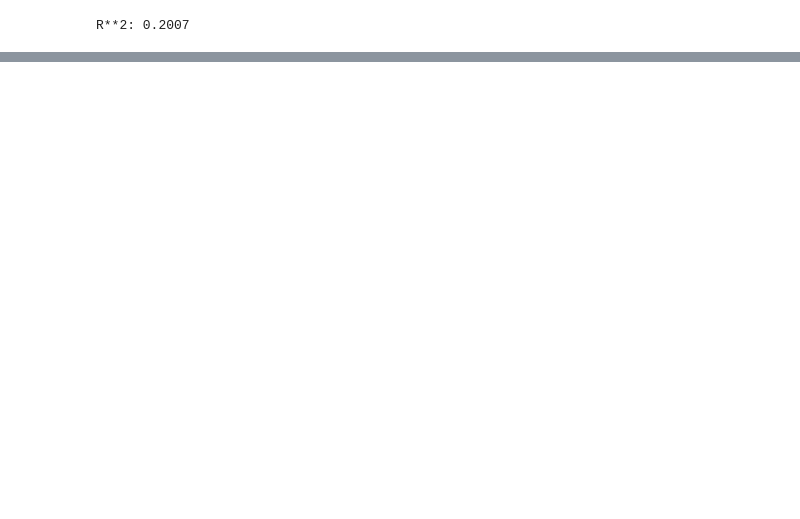
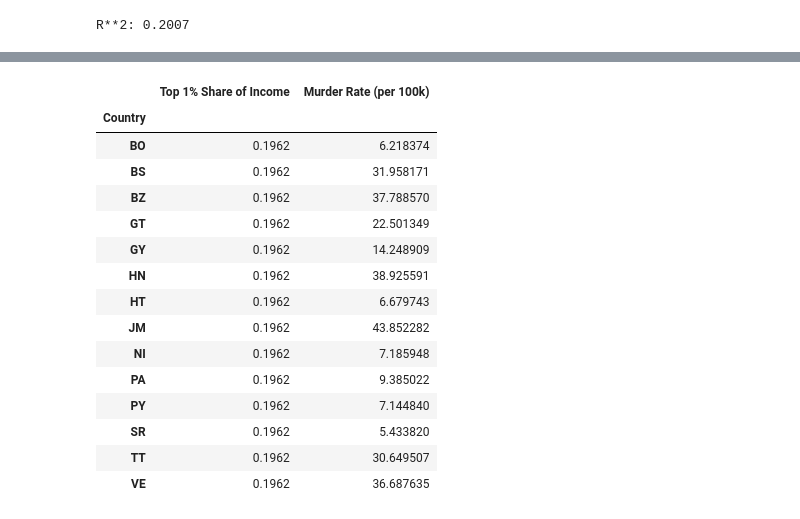
Before and after one commit to aodin/income_inequality_v_murder_rate, a Jupyter notebook: income_inequality_v_murder_rate.ipynb, the cells around one changed output, grey strips where cells are left out. Saved outputs shown, nothing was run; the diff lists cells and outputs as text; code cells hidden in the pictures; blank space fills up the shorter version.

```diff
--- a/income_inequality_v_murder_rate.ipynb
+++ b/income_inequality_v_murder_rate.ipynb
@@ -167,0 +174,20 @@ plt.show()
+# %%
+# The inequality data has a number of data points that all equal 0.1962
+combined[combined["Top 1% Share of Income"] == 0.1962]
+# %% [output]
+|  | Top 1% Share of Income | Murder Rate (per 100k) |
+| Country |  |  |
+| BO | 0.1962 | 6.218374 |
+| BS | 0.1962 | 31.958171 |
+| BZ | 0.1962 | 37.788570 |
+| GT | 0.1962 | 22.501349 |
+| GY | 0.1962 | 14.248909 |
+| HN | 0.1962 | 38.925591 |
+| HT | 0.1962 | 6.679743 |
+| JM | 0.1962 | 43.852282 |
+| NI | 0.1962 | 7.185948 |
+| PA | 0.1962 | 9.385022 |
+| PY | 0.1962 | 7.144840 |
+| SR | 0.1962 | 5.433820 |
+| TT | 0.1962 | 30.649507 |
+| VE | 0.1962 | 36.687635 |
```
Also changed, not shown: parts of 9 cells of this notebook, 3 other files.
